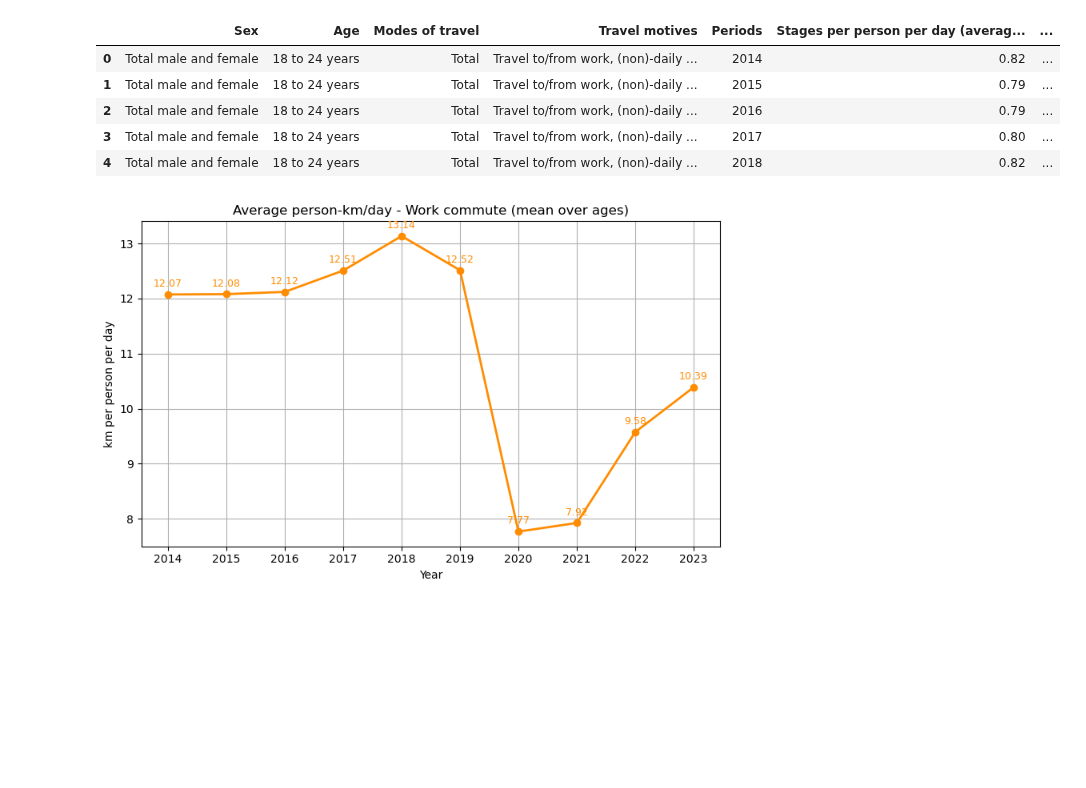
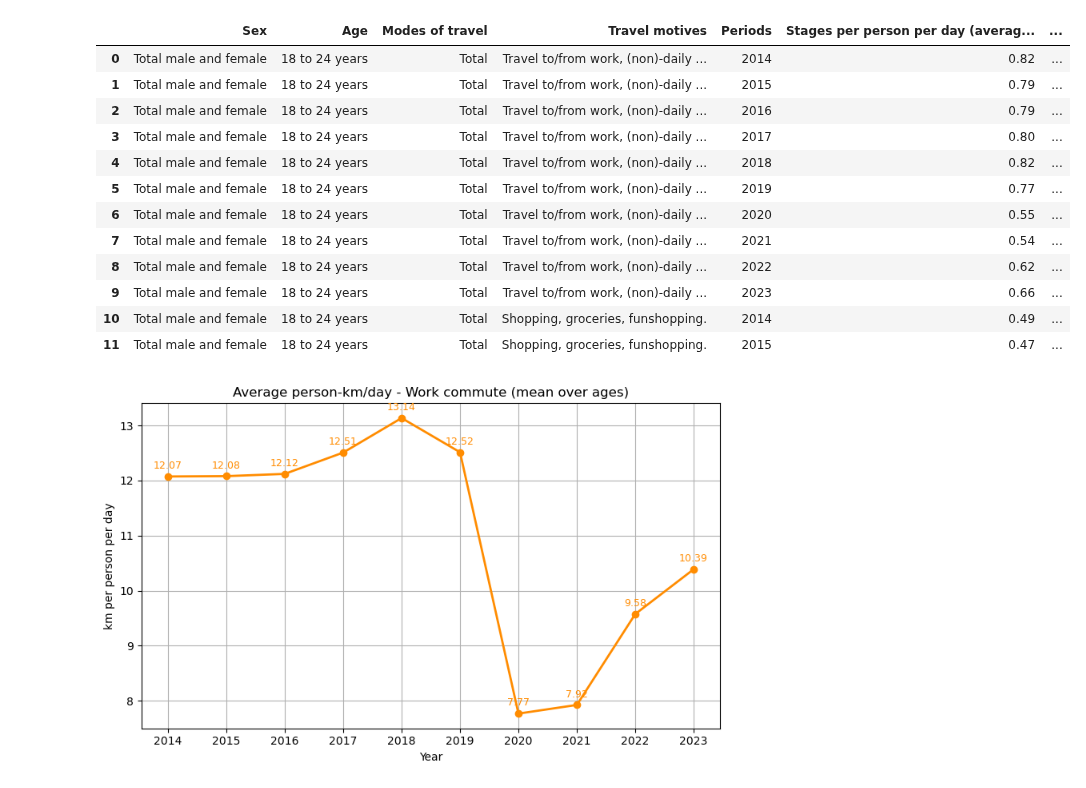
Before and after one commit to lotterus2003/groep24, a Jupyter notebook: Subquestion 1/Subquestion 1.ipynb, the cells around one changed output. Cells and saved outputs as stored; diff of their text form; code cells hidden in the pictures; blank space fills up the shorter version.

```diff
--- a/Subquestion 1/Subquestion 1.ipynb
+++ b/Subquestion 1/Subquestion 1.ipynb
@@ -252,24 +3,31 @@ plt.show()
 # %%
 import os
 import pandas as pd
 import matplotlib.pyplot as plt
 
 import pandas as pd
 
 csv_path = "/Users/bentedegen/Desktop/tilprogramming/groep24/Subquestion 1/Mobility_trend__per_stage__travel_modes_06102025_113641_1.csv"
 
 df = pd.read_csv(csv_path, encoding="utf-8-sig")
 
 df_clean = df.dropna()
 
-display(df_clean.head())
+display(df_clean.head(12))
 # %% [output]
 |  | Sex | Age | Modes of travel | Travel motives | Periods | Stages per person per day (averag... | ... |
 | 0 | Total male and female | 18 to 24 years | Total | Travel to/from work, (non)-daily ... | 2014 | 0.82 | ... |
 | 1 | Total male and female | 18 to 24 years | Total | Travel to/from work, (non)-daily ... | 2015 | 0.79 | ... |
 | 2 | Total male and female | 18 to 24 years | Total | Travel to/from work, (non)-daily ... | 2016 | 0.79 | ... |
 | 3 | Total male and female | 18 to 24 years | Total | Travel to/from work, (non)-daily ... | 2017 | 0.80 | ... |
 | 4 | Total male and female | 18 to 24 years | Total | Travel to/from work, (non)-daily ... | 2018 | 0.82 | ... |
+| 5 | Total male and female | 18 to 24 years | Total | Travel to/from work, (non)-daily ... | 2019 | 0.77 | ... |
+| 6 | Total male and female | 18 to 24 years | Total | Travel to/from work, (non)-daily ... | 2020 | 0.55 | ... |
+| 7 | Total male and female | 18 to 24 years | Total | Travel to/from work, (non)-daily ... | 2021 | 0.54 | ... |
+| 8 | Total male and female | 18 to 24 years | Total | Travel to/from work, (non)-daily ... | 2022 | 0.62 | ... |
+| 9 | Total male and female | 18 to 24 years | Total | Travel to/from work, (non)-daily ... | 2023 | 0.66 | ... |
+| 10 | Total male and female | 18 to 24 years | Total | Shopping, groceries, funshopping. | 2014 | 0.49 | ... |
+| 11 | Total male and female | 18 to 24 years | Total | Shopping, groceries, funshopping. | 2015 | 0.47 | ... |
 # %%
 # Naming columns
 stages_col = "Stages per person per day (average) (number)"
```
Also changed, not shown: parts of 7 cells of this notebook.
